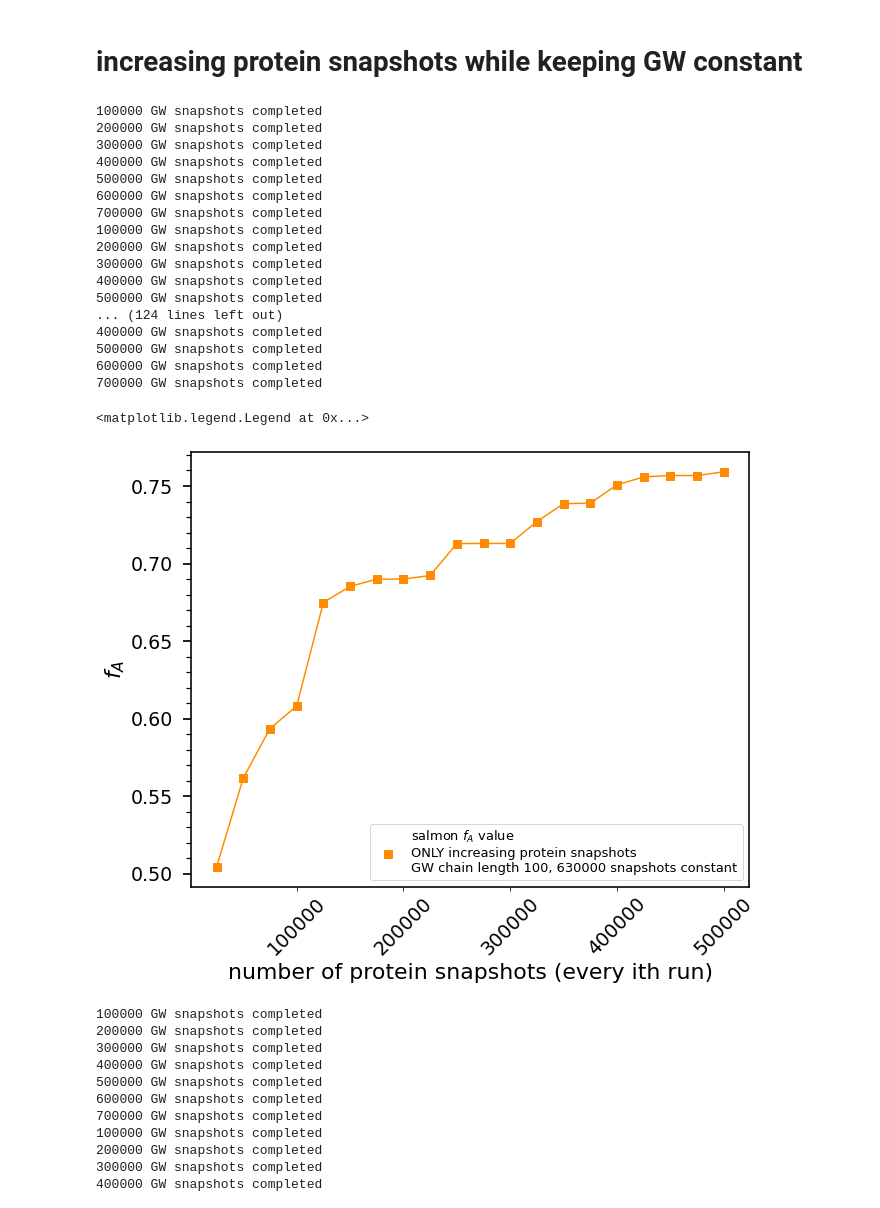
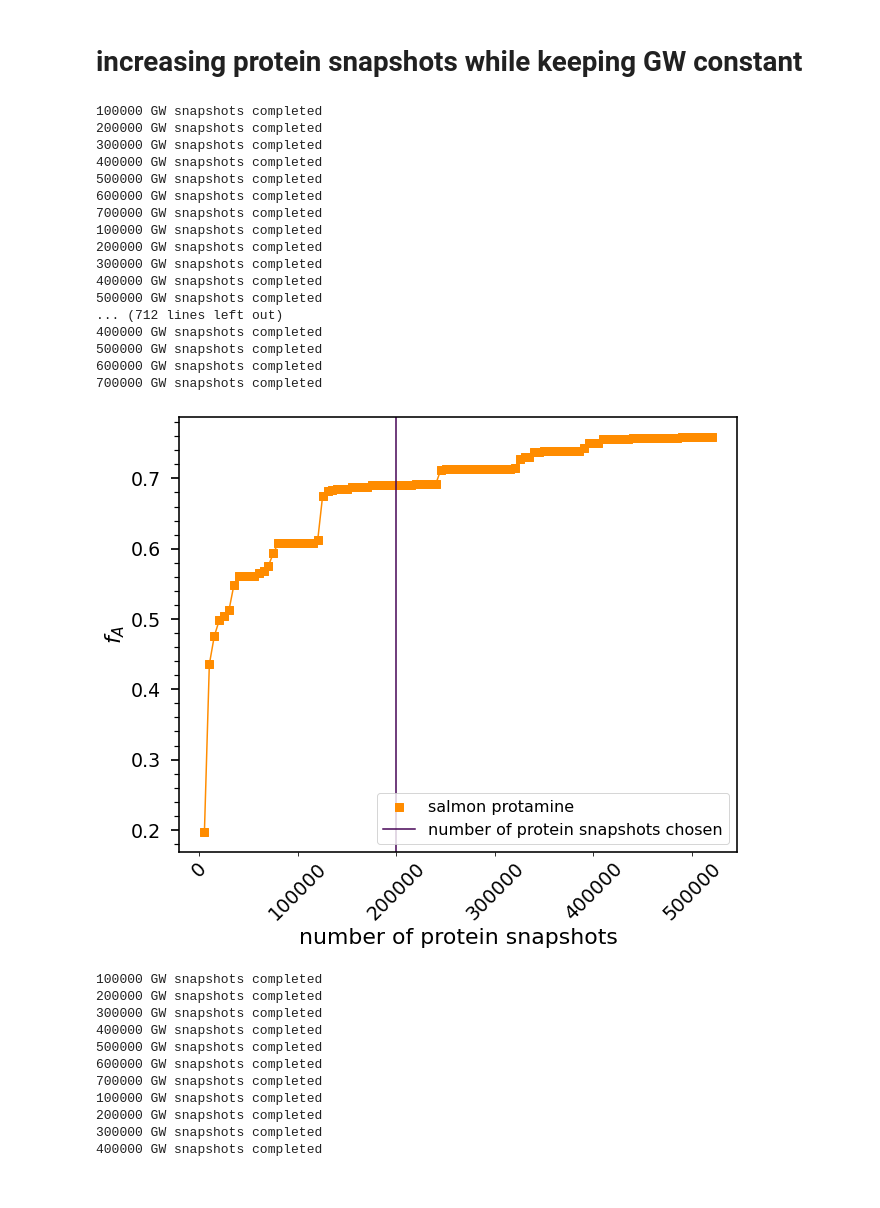
Before and after one commit to hshadman/disordered_protein_polymer_chain_theory, a Jupyter notebook: summary_SAW_RW/Jesse_definition_new_fA_3rd(2ndJupyter).ipynb, the cells around one changed output. Drawn from its saved outputs; the diff is of its cells as text; code cells hidden in the pictures.

```diff
--- a/summary_SAW_RW/Jesse_definition_new_fA_3rd(2ndJupyter).ipynb
+++ b/summary_SAW_RW/Jesse_definition_new_fA_3rd(2ndJupyter).ipynb
@@ -5408,6 +5408,18 @@ for upto_ind_run in range(1,65):
 1800000 GW snapshots completed
 1900000 GW snapshots completed
 # %%
+
+from scipy.optimize import curve_fit
+
+# def func_powerlaw(x, m, c, c0):
+#     return c0 + x**m * c
+
+# target_func = func_powerlaw
+
+
+
+
+
 
 from scipy.optimize import curve_fit
 
@@ -5425,7 +5437,7 @@ fig,ax=plt.subplots(figsize=(10,8))
 
 ax.scatter(GW_snaps,
            fA_value_3rd,
-           color='darkorange',label='salmon $f_A$ value\nONLY increasing GW snapshots\nGW chain length 100' ,
+           color='darkorange',label='salmon protamine' ,
            marker='*',s=80)
 
 #popt, pcov = curve_fit(target_func, GW_snaps, fA_value_3rd,maxfev=2000,p0=[0.05,0.09,0.8])
@@ -5440,10 +5452,10 @@ ax.plot(GW_snaps,
 
 plt.setp(ax.get_xticklabels(),fontsize=19,rotation=45)
 plt.setp(ax.get_yticklabels(),fontsize=19)
-ax.set_xlabel('number of GW snapshots (cumulative of independent runs)',fontsize=22)
+ax.set_xlabel('number of GW snapshots',fontsize=22)
 ax.set_ylabel('$f_A$',fontsize=22)
 color_list = iter(cm.viridis(np.linspace(0, 1, GW_equil_chain_rg_ree.chain_length.unique().shape[0])))
-#ax.axvline(x=0.02,ymin=0,ymax=1,linewidth=1.5,color=next(color_list),label='step size used for manuscript')
+ax.axvline(x=720000,ymin=0,ymax=1,linewidth=1.5,color=next(color_list),label='number of GW snapshots chosen')
 #ax.text(0.2,0.5,'both protein & GW have 180000 snapshots',
 #                  transform=ax.transAxes,fontsize=18,color='black')
 
@@ -5455,9 +5467,9 @@ ax.minorticks_on()
 ax.tick_params(axis='y', which='major', labelsize=19, width = 1.7, size = 8,pad=10)
 ax.tick_params(axis='y', which='minor', width = 1.2, size = 5)
 ax.tick_params(axis='x', which='minor',bottom=False)
-ax.legend(fontsize=13)
+ax.legend(fontsize=16)
 #ax.set_xscale('log')
 #ax.set_yscale('log')
 
-#plt.savefig('figures/fa_against_proton_states_pei.png', dpi = 1000, bbox_inches='tight')
+plt.savefig('supplemental_algorithm_figures/salmon_shortsims_vary_GW.png', dpi = 1000, bbox_inches='tight')
 # %% [output]
@@ -5651,8 +5747,8 @@ plt.savefig('supplemental_algorithm_figures/tauF4_vary_GW.png', dpi = 1000, bbox
 protein_snaps=[]
 fA_value_3rd_protein=[]
 
-for every_ith_snap in range(25000,520000,25000):
-    protein_snaps.append(salmon_rg_ree_ratheatmap['ratio'].values[::every_ith_snap].shape[0])
+for every_ith_snap in range(5000,525000,5000):
+    protein_snaps.append(salmon_rg_ree_ratheatmap['ratio'].values[:every_ith_snap].shape[0])
     fA_value_3rd_protein.append(fA_using_cdist(salmon_rg_ree_ratheatmap,
                                            'salmon',GW_ind_runs_chainlen100,
                                            24,every_ith_snap,1,0.1))
@@ -5669,7 +5765,7 @@ for every_ith_snap in range(25000,520000,25000):
 300000 GW snapshots completed
 400000 GW snapshots completed
 500000 GW snapshots completed
-... (124 lines left out)
+... (712 lines left out)
 400000 GW snapshots completed
 500000 GW snapshots completed
 600000 GW snapshots completed
@@ -5677,47 +5773,46 @@ for every_ith_snap in range(25000,520000,25000):
 # %%
 fig,ax=plt.subplots(figsize=(10,8))
 
-ax.scatter([i for i in range(25000,520000,25000)],
+ax.scatter(protein_snaps,
            fA_value_3rd_protein,
-           color='darkorange',label='salmon $f_A$ value\nONLY increasing protein snapshots\nGW chain length 100, 630000 snapshots constant' ,
+           color='darkorange',label='salmon protamine' ,
            marker='s',s=80)
 
 #popt, pcov = curve_fit(target_func, protein_snaps, fA_value_3rd_protein,maxfev=2000,p0=[0,0.09,0.8])
 
-ax.plot([i for i in range(25000,520000,25000)],
+ax.plot(protein_snaps,
         fA_value_3rd_protein,
         color='darkorange')
 
 #x=protein_snaps#+[2000000,2500000,3000000,4000000]
 #ax.plot(x, target_func(x, *popt), 'r-')
 
 
 
 plt.setp(ax.get_xticklabels(),fontsize=19,rotation=45)
 plt.setp(ax.get_yticklabels(),fontsize=19)
-ax.set_xlabel('number of protein snapshots (every ith run)',fontsize=22)
+ax.set_xlabel('number of protein snapshots',fontsize=22)
 ax.set_ylabel('$f_A$',fontsize=22)
 color_list = iter(cm.viridis(np.linspace(0, 1, GW_equil_chain_rg_ree.chain_length.unique().shape[0])))
-#ax.axvline(x=0.02,ymin=0,ymax=1,linewidth=1.5,color=next(color_list),label='step size used for manuscript')
+ax.axvline(x=200000,ymin=0,ymax=1,linewidth=1.5,color=next(color_list),label='number of protein snapshots chosen')
 #ax.text(0.2,0.5,'both protein & GW have 180000 snapshots',
 #                  transform=ax.transAxes,fontsize=18,color='black')
 
 #ax.set_ylim(-0.05,1)
 for i in ['top', 'left', 'right', 'bottom']:
     ax.spines[i].set_linewidth(1.6)
 
 ax.minorticks_on()
 ax.tick_params(axis='y', which='major', labelsize=19, width = 1.7, size = 8,pad=10)
 ax.tick_params(axis='y', which='minor', width = 1.2, size = 5)
 ax.tick_params(axis='x', which='minor',bottom=False)
-ax.legend(fontsize=13)
+ax.legend(fontsize=16)
 #ax.set_xscale('log')
 #ax.set_yscale('log')
 
-#plt.savefig('figures/fa_against_proton_states_pei.png', dpi = 1000, bbox_inches='tight')
+plt.savefig('supplemental_algorithm_figures/salmon_shortsims_vary_protein.png', dpi = 1000, bbox_inches='tight')
 # %% [output]
-<matplotlib.legend.Legend at 0x...>
-[figure, old version]
+[figure, new version]
 # %%
 # #adding now the extended salmon simulation and plotting
 
```
Also changed, not shown: parts of 11 cells of this notebook.
